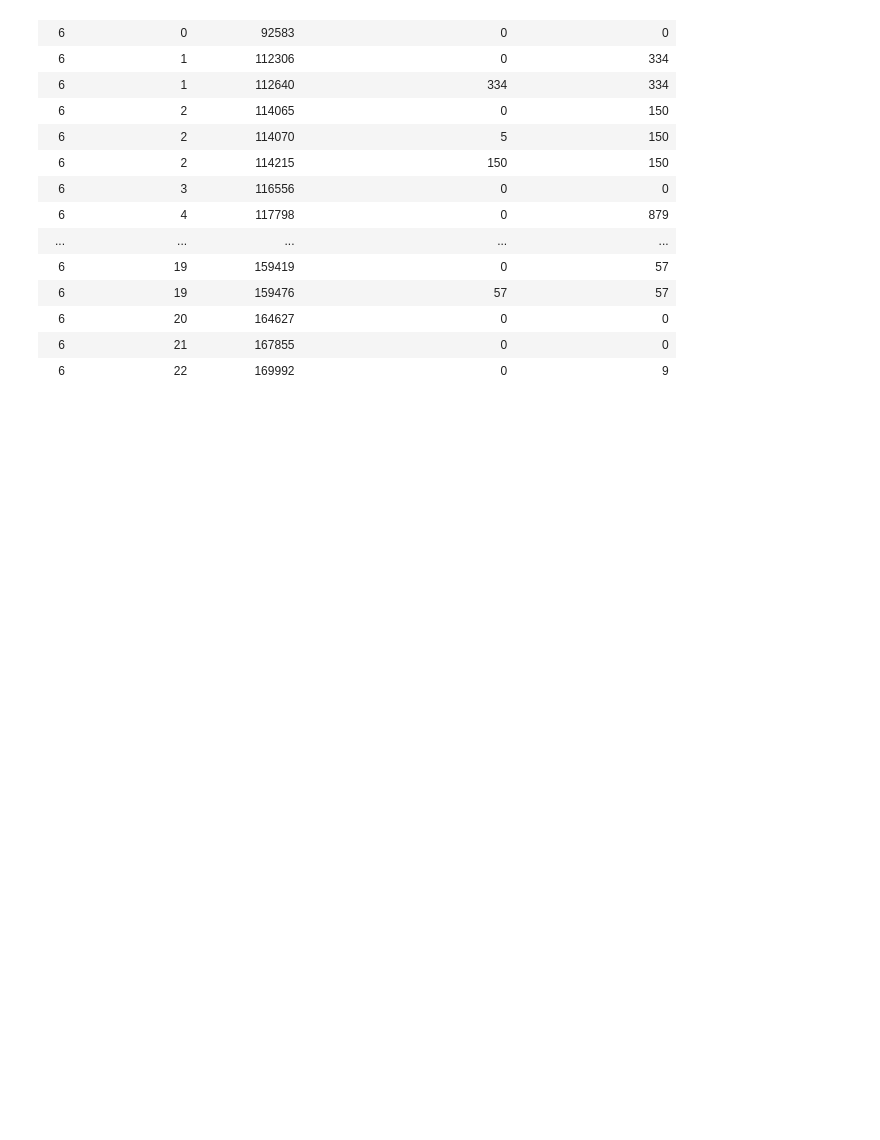
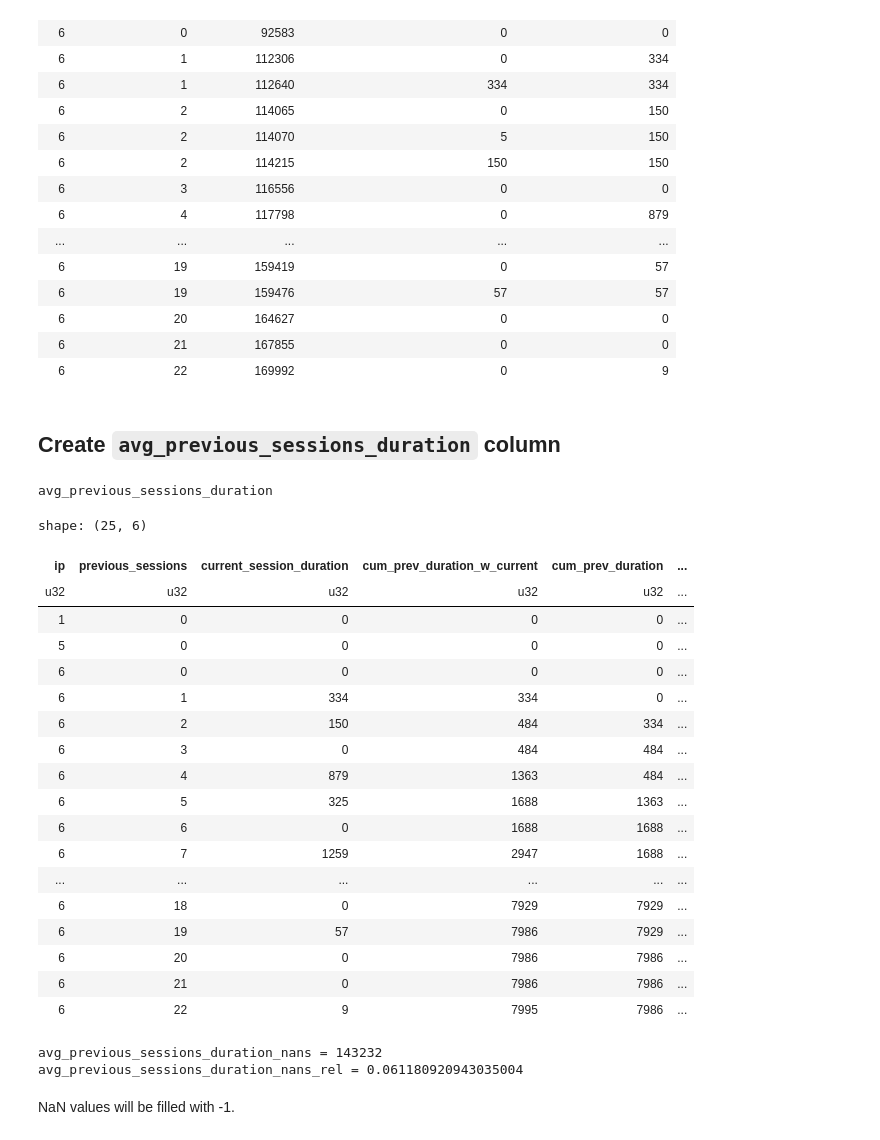
Before and after one commit to aleksa-radojicic/AdTracking_Fraud_Detection, a Jupyter notebook: notebooks/04_feature_engineering.ipynb, the cells around one changed output. Saved outputs shown, nothing was run; the diff lists cells and outputs as text; code cells hidden in the pictures; blank space fills up the shorter version.

Commit message:
feat(notebook4): add column `avg_previous_sessions_duration`

```diff
--- a/notebooks/04_feature_engineering.ipynb
+++ b/notebooks/04_feature_engineering.ipynb
@@ -463,3 +463,64 @@ train_extended = (train_extended
      S.label(),
   )
  )
+# %% [markdown]
+## Create `avg_previous_sessions_duration` column
+# %%
+avg_previous_sessions_duration = (
+  train_extended
+  .group_by([S.ip, E.previous_sessions], maintain_order=True)
+  .agg(pl.col(E.current_session_duration).max())
+  .with_columns([
+    pl.col(E.current_session_duration)
+    .cum_sum()
+    .over(S.ip)
+    .alias("cum_prev_duration_w_current"),
+  ])
+  .with_columns(
+    pl.col("cum_prev_duration_w_current")
+    .sub(pl.col(E.current_session_duration))
+    .alias("cum_prev_duration")
+  )
+  .with_columns(
+      pl.col("cum_prev_duration")
+      .truediv(pl.col(E.previous_sessions))
+      .alias(E.avg_previous_sessions_duration)
+  )
+)
+
+with pl.Config() as cfg:
+    cfg.set_tbl_rows(n=25)
+    print(E.avg_previous_sessions_duration)
+    display(avg_previous_sessions_duration.head(25))
+# %% [output]
+avg_previous_sessions_duration
+shape: (25, 6)
+| ip | previous_sessions | current_session_duration | cum_prev_duration_w_current | cum_prev_duration | ... |
+| u32 | u32 | u32 | u32 | u32 | ... |
+| 1 | 0 | 0 | 0 | 0 | ... |
+| 5 | 0 | 0 | 0 | 0 | ... |
+| 6 | 0 | 0 | 0 | 0 | ... |
+| 6 | 1 | 334 | 334 | 0 | ... |
+| 6 | 2 | 150 | 484 | 334 | ... |
+| 6 | 3 | 0 | 484 | 484 | ... |
+| 6 | 4 | 879 | 1363 | 484 | ... |
+| 6 | 5 | 325 | 1688 | 1363 | ... |
+| 6 | 6 | 0 | 1688 | 1688 | ... |
+| 6 | 7 | 1259 | 2947 | 1688 | ... |
+| ... | ... | ... | ... | ... | ... |
+| 6 | 18 | 0 | 7929 | 7929 | ... |
+| 6 | 19 | 57 | 7986 | 7929 | ... |
+| 6 | 20 | 0 | 7986 | 7986 | ... |
+| 6 | 21 | 0 | 7986 | 7986 | ... |
+| 6 | 22 | 9 | 7995 | 7986 | ... |
+# %%
+avg_previous_sessions_duration_nans: int = avg_previous_sessions_duration.select(pl.col(E.avg_previous_sessions_duration).is_nan().sum()).row(0)[0]
+print(f"{avg_previous_sessions_duration_nans = }")
+
+avg_previous_sessions_duration_nans_rel = avg_previous_sessions_duration_nans / len(avg_previous_sessions_duration)
+print(f"{avg_previous_sessions_duration_nans_rel = }")
+# %% [output]
+avg_previous_sessions_duration_nans = 143232
+avg_previous_sessions_duration_nans_rel = 0.061180920943035004
+# %% [markdown]
+NaN values will be filled with -1.
```
Also changed, not shown: parts of 3 cells of this notebook, 1 other file.
